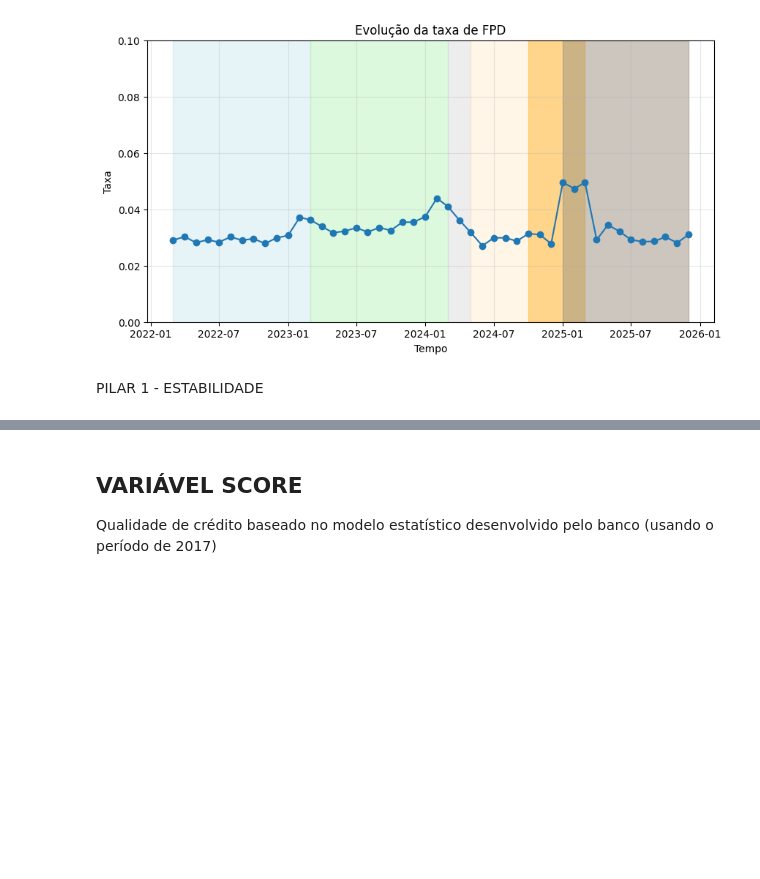
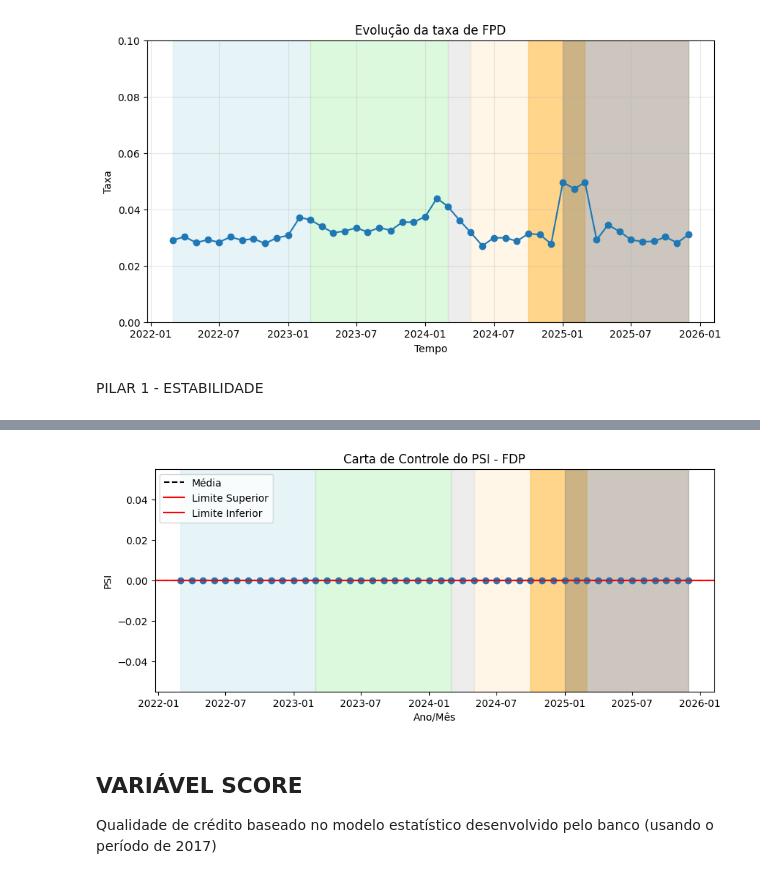
Before and after one commit to JMCVALE/ASN-ROCKS-, a Jupyter notebook: MONITORAMENTO.ipynb, the cells around one changed output, grey strips where cells are left out. Saved outputs shown, nothing was run; the diff lists cells and outputs as text; code cells hidden in the pictures; blank space fills up the shorter version.

```diff
--- a/MONITORAMENTO.ipynb
+++ b/MONITORAMENTO.ipynb
@@ -402,0 +522,15 @@ plt.show()
+# %%
+ref = base_modelo['Regiao'].value_counts(normalize=True)
+cur = base_atual['Regiao'].value_counts(normalize=True)
+
+psi = pd.concat([ref, cur], axis=1)
+psi.columns = ['esperado','atual']
+
+psi = psi.fillna(0.0001)
+
+psi['psi'] = (psi['atual'] - psi['esperado']) * np.log(psi['atual'] / psi['esperado'])
+
+psi_total = psi['psi'].sum()
+
+print(psi)
+print('PSI total:', psi_total)
@@ -547,3 +708,43 @@ print(psi_tempo)
+# %%
+## PSI com carta de controle para a variável FDP
+obs = psi_tempo[
+    (psi_tempo["ano_mes"] >= "2022-03-01") &
+    (psi_tempo["ano_mes"] < "2023-03-01")
+]
+
+media = obs["PSI"].mean()
+std = obs["PSI"].std()
+
+ucl = media + 2*std
+lcl = media - 2*std
+
+fig, ax = plt.subplots(figsize=(10,4))
+
+# pintar fundo dos períodos
+ax.axvspan(pd.to_datetime('2022-03-01'), pd.to_datetime('2023-03-01'), color='lightblue', alpha=0.3)   # modelagem
+ax.axvspan(pd.to_datetime('2023-03-01'), pd.to_datetime('2024-03-01'), color='lightgreen', alpha=0.3)  # observação
+ax.axvspan(pd.to_datetime('2024-03-01'), pd.to_datetime('2024-05-01'), color='lightgray', alpha=0.4)   # limbo
+ax.axvspan(pd.to_datetime('2024-05-01'), psi_tempo["ano_mes"].max(), color='moccasin', alpha=0.3)      # implantado
+ax.axvspan(pd.to_datetime('2024-10-01'), pd.to_datetime('2025-03-01'), color='orange', alpha=0.4)      # deu ruim
+ax.axvspan(pd.to_datetime('2025-01-01'), pd.to_datetime('2025-12-01'), color='gray', alpha=0.4)        # sem target
+
+# linha PSI
+ax.plot(psi_tempo["ano_mes"], psi_tempo["PSI"], marker="o")
+
+# linhas de controle
+ax.axhline(media, linestyle="--", color="black", label="Média")
+ax.axhline(ucl, linestyle="-", color="red", label="Limite Superior")
+ax.axhline(lcl, linestyle="-", color="red", label="Limite Inferior")
+
+ax.set_title("Carta de Controle do PSI - FDP")
+ax.set_xlabel("Ano/Mês")
+ax.set_ylabel("PSI")
+
+ax.legend()
+
+plt.show()
+# %% [output]
+[figure, added]
 # %% [markdown]
 ## **VARIÁVEL SCORE**
 Qualidade de crédito baseado no modelo estatístico desenvolvido pelo banco (usando o período de 2017)
```
Also changed, not shown: parts of 10 cells of this notebook.
